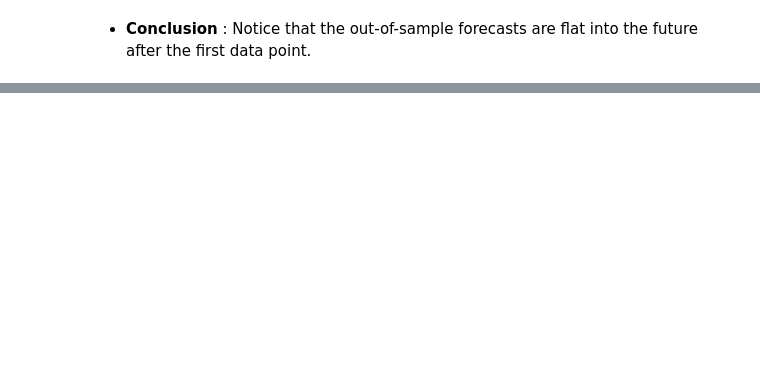
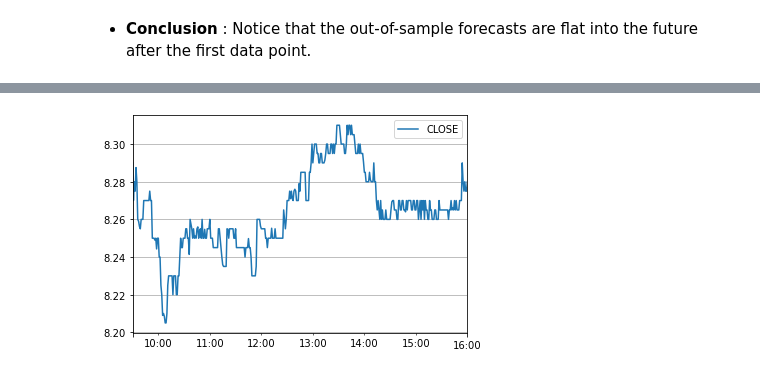
Before and after one commit to naikshubham/Forecasting-using-Python, a Jupyter notebook: Time-Series-Analysis/Time Series Analysis.ipynb, the cells around one changed output, grey strips where cells are left out. Saved outputs shown, nothing was run; the diff lists cells and outputs as text; code cells hidden in the pictures; blank space fills up the shorter version.

```diff
--- a/Time-Series-Analysis/Time Series Analysis.ipynb
+++ b/Time-Series-Analysis/Time Series Analysis.ipynb
@@ -1062,0 +1069,3 @@ plt.show()
+# %%
+intraday_data = pd.read_csv('./data/fin_data/Sprint_Intraday.txt', names=['0','1','2','3','4','5'])
+intraday_data.head(3)
@@ -1062,0 +1077,3 @@ plt.show()
+# %%
+intraday = intraday_data.iloc[:,:2]
+intraday.head(3)
@@ -1062,0 +1085,18 @@ plt.show()
+# %%
+# import datetime module
+import datetime
+
+# Change the first date to zero
+intraday.iloc[0,0] = 0
+
+# Change the column headers to 'DATE' and 'CLOSE'
+intraday.columns = ['DATE','CLOSE']
+
+# Examine the data types for each column
+print(intraday.dtypes)
+
+# Convert DATE column to numeric
+intraday['DATE'] = pd.to_numeric(intraday['DATE'])
+
+# Make the `DATE` column the new index
+intraday = intraday.set_index('DATE')
@@ -1062,0 +1134,12 @@ plt.show()
+# %%
+# Fill in the missing rows
+intraday = intraday.reindex(range(391), method='ffill')
+
+# Change the index to the intraday times
+intraday.index = pd.date_range(start='2017-09-01 9:30', end='2017-09-01 16:00', freq='1min')
+
+# Plot the intraday time series
+intraday.plot(grid=True)
+plt.show()
+# %% [output]
+[figure, added]
```
Also changed, not shown: parts of 39 cells of this notebook.
